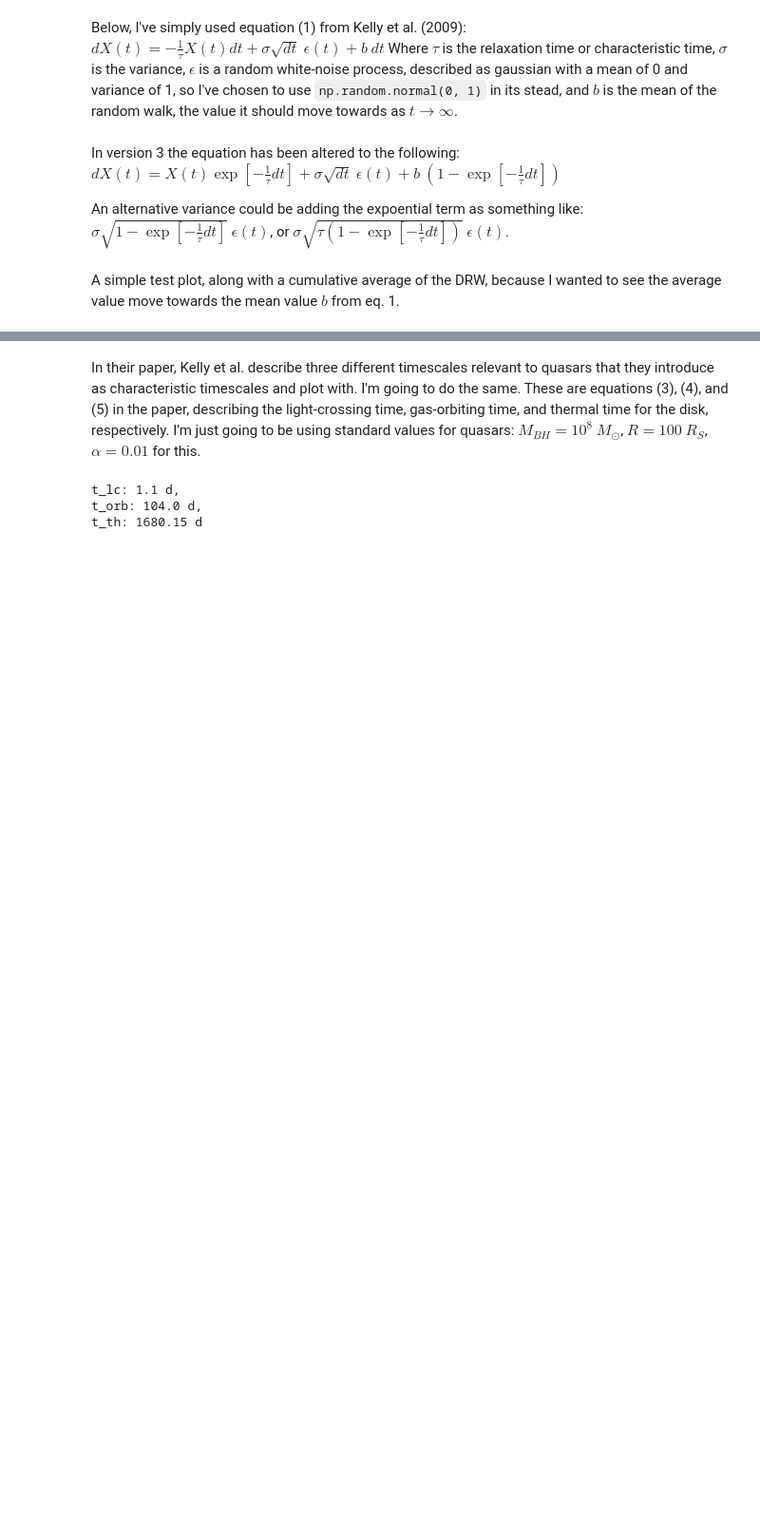
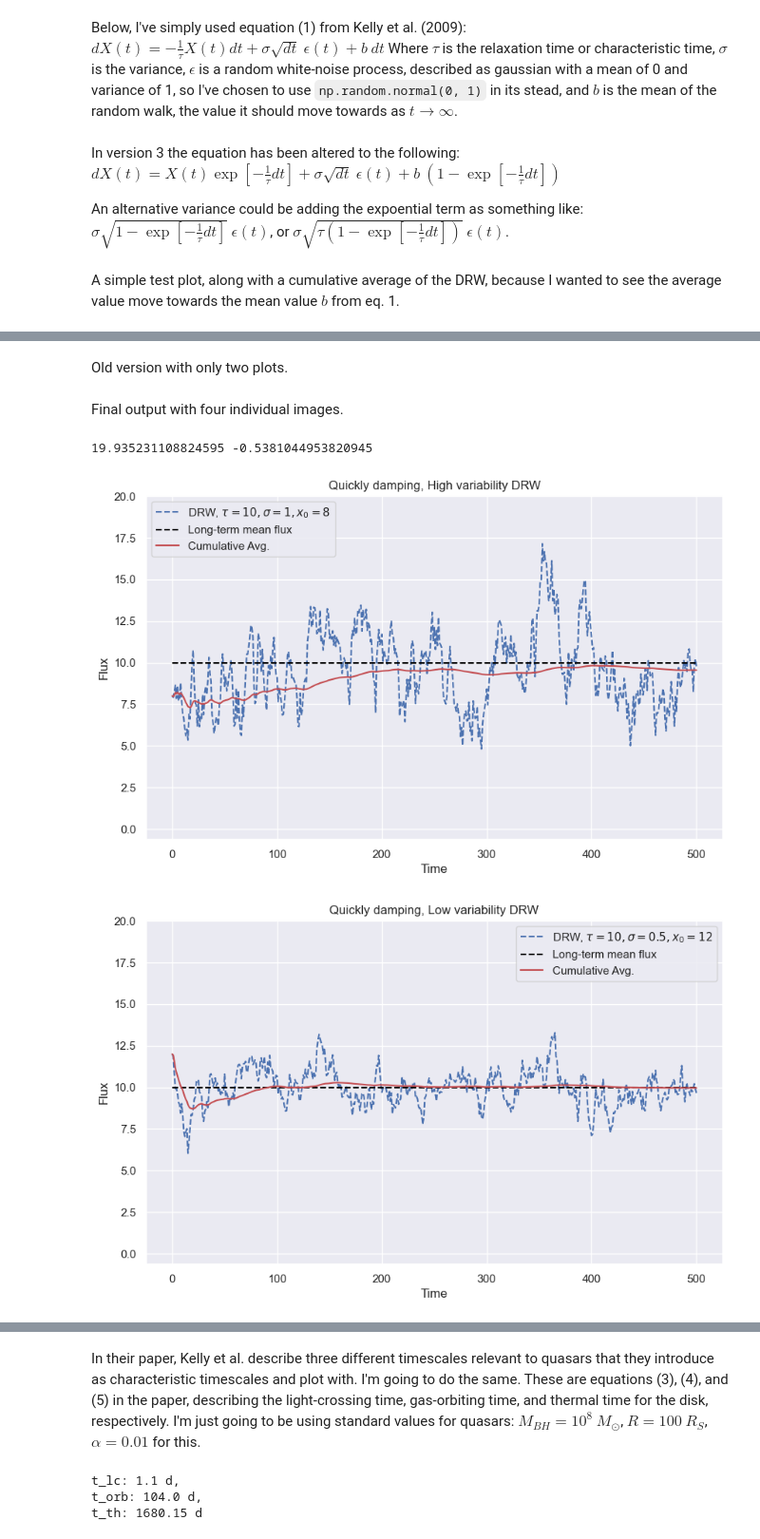
Before and after one commit to maliceious/MastersThesis, a Jupyter notebook: Damped Random Walk.ipynb, the cells around one changed output, grey strips where cells are left out. Shown at 95% size. Drawn from its saved outputs; the diff is of its cells as text; code cells hidden in the pictures; blank space fills up the shorter version.

```diff
--- a/Damped Random Walk.ipynb
+++ b/Damped Random Walk.ipynb
@@ -76,0 +105,2 @@ plt.show()
+# %% [markdown]
+Old version with only two plots.
@@ -76,0 +132,59 @@ plt.show()
+# %% [markdown]
+Final output with four individual images.
+# %%
+np.random.seed(41)
+t = np.linspace(0, 500, 501)  # time array
+b = 10
+tau1, tau2 = 10, 25
+sigma1, sigma2 = 1, 0.5
+x0_1, x0_2 = 8, 12
+
+params1 = [tau1, sigma1, b, x0_1]  # tau, sigma, b, x0
+drw1 = drw_step(t, *params1)
+params2 = [tau1, sigma2, b, x0_2]
+drw2 = drw_step(t, *params2)
+params3 = [tau2, sigma1, b, x0_2]
+drw3 = drw_step(t, *params3)
+params4 = [tau2, sigma2, b, x0_1]
+drw4 = drw_step(t, *params4)
+
+drw_series = [drw1, drw2, drw3, drw4]
+mmax, mmin = np.max(drw_series), np.min(drw_series)
+print(mmax, mmin)
+params_list = [params1, params2, params3, params4]  # [tau, sigma, b, x0]
+titles = ['Quickly damping, High variability DRW',
+          'Quickly damping, Low variability DRW',
+          'Slowly damping, High variability DRW',
+          'Slowly damping, Low variability DRW']
+pngnames = ['drw_quick_high', 'drw_quick_low', 'drw_slow_high', 'drw_slow_low']
+
+for drw, params, title, pngname in zip(drw_series, params_list, titles, pngnames):
+    tau, sigma, b, x0 = params
+
+    # new figure + axis for each series
+    fig, this_ax = plt.subplots(figsize=(10, 6))
+
+    # main DRW series
+    this_ax.plot(t, drw, '--', label=fr'DRW, $\tau = {tau}, \sigma = {sigma}, x_0 = {x0}$')
+
+    # horizontal long-term mean
+    this_ax.hlines(b, t[0], t[-1], colors='black', linestyles='dashed', label='Long-term mean flux')
+
+    # cumulative average
+    cumavg = np.cumsum(drw) / np.linspace(1, len(drw), len(drw))
+    this_ax.plot(t, cumavg, 'r', label='Cumulative Avg.')
+
+    this_ax.set_ylim(mmin-0.1, mmax+0.1)
+
+    this_ax.set_title(title)
+    this_ax.set_xlabel('Time')
+    this_ax.set_ylabel('Flux')
+    this_ax.legend()
+    plt.savefig(f'../Code/drwplots/{pngname}.png', bbox_inches='tight')
+
+plt.tight_layout()
+plt.show()
+# %% [output]
+19.935231108824595 -0.5381044953820945
+[figure, added]
+[figure, added]
```
Also changed, not shown: parts of 6 cells of this notebook, 5 other files.
